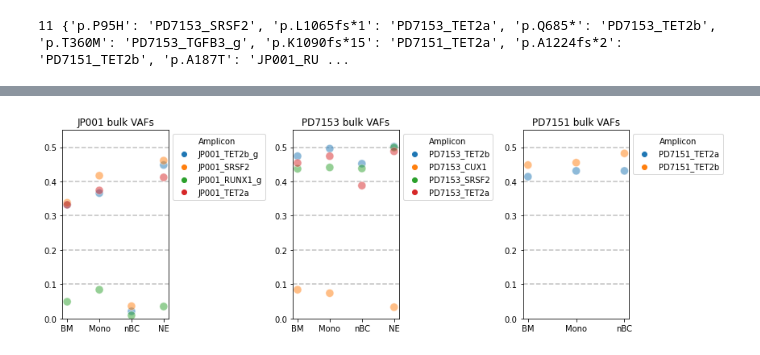
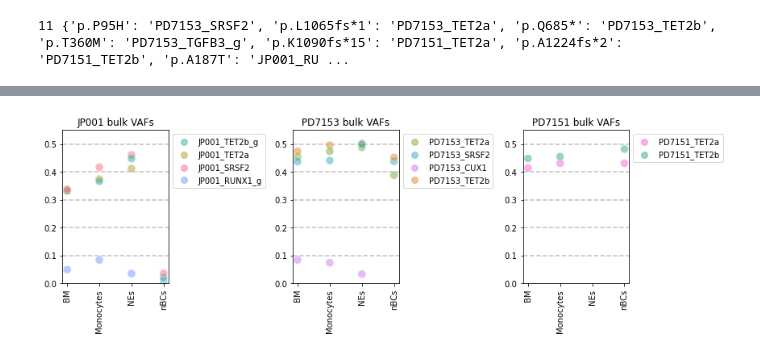
Before and after one commit to AnnatinaSchnegg/AS_amplicons, a Jupyter notebook: Code/VAFS_MSK_html_parsing.ipynb, the cells around one changed output, grey strips where cells are left out. Drawn from its saved outputs; the diff is of its cells as text; code cells hidden in the pictures.

```diff
--- a/Code/VAFS_MSK_html_parsing.ipynb
+++ b/Code/VAFS_MSK_html_parsing.ipynb
@@ -76,9 +76,9 @@ variant_annotations['patient_init'] = variant_annotations['pat'].replace(init_di
 variant_annotations['cel'] = variant_annotations['TARGET_NAME']
 ct_dict = {
     'T01': 'BM',
-    'T02': 'Mono',
-    'T03': 'nBC',
-    'T04': 'NE'
+    'T02': 'Monocytes',
+    'T03': 'nBCs',
+    'T04': 'NEs'
 }
 
 patients = variant_annotations['TARGET_NAME'].to_list()
@@ -251,0 +248,3 @@ str
+# %%
+variant_annotations_amps.sort_values(by=['Amplicon'], inplace = True)
+variant_annotations_amps.sort_values(by=['celltype'], inplace = True)
@@ -252,22 +303,49 @@ str
 # %%
+#How to add in blank for PD7151 NEs?
+
 fig, ax = plt.subplots(1, 3, figsize = (12,4))
 patients = ['JP001', 'PD7153', 'PD7151']
 
+all_amps = ['JP001_SRSF2',
+            'PD7153_TET2b',
+            'JP001_TET2a',
+            'PD7153_TET2a',
+            'PD7151_TET2b',
+            'JP001_TET2b_g',
+            'PD7153_SRSF2',
+            'JP001_RUNX1_g',
+            'PD7153_CUX1',
+            'PD7151_TET2a'
+           ]
+colors = sns.color_palette('husl', n_colors = len(all_amps))
+allVAFcols = dict(zip(all_amps, colors))
 
 for count, patient in enumerate(patients):
-    sns.scatterplot(x = 'celltype', y = ('Mean_VAF'), data = variant_annotations_amps.loc[(variant_annotations_amps['pt_test'] == variant_annotations_amps['patient_init']) & (variant_annotations_amps['patient_init'].isin([patient]))], s = 100, hue = 'Amplicon', alpha = 0.5, ax = ax[count])
-    ax[count].legend(loc = 'upper left', bbox_to_anchor = [1,1])
+    plot_data = variant_annotations_amps.loc[(variant_annotations_amps['pt_test'] == variant_annotations_amps['patient_init']) & (variant_annotations_amps['patient_init'].isin([patient]))]
+
+    if patient == 'PD7151':
+        plot_data = pd.concat([plot_data, blank])
+        plot_data.sort_values(by=['Amplicon'], inplace = True)
+        plot_data.sort_values(by=['celltype'], inplace = True)
+
+
+    sns.scatterplot(x = 'celltype', y = ('Mean_VAF'), data = plot_data, s = 100, hue = 'Amplicon', palette = allVAFcols, alpha = 0.5, ax = ax[count])
+    handles, labels = ax[count].get_legend_handles_labels()
+    lgd = ax[count].legend(loc = 'upper left', bbox_to_anchor = [1,1], markerscale = 1.3, handles=handles[1:], labels=labels[1:])
     ax[count].set_title(f'{patient} bulk VAFs')
     ax[count].set_ylim(0,0.55)
     ax[count].axhline(0.1, ls = '--', c = 'silver', zorder = 0)
     ax[count].axhline(0.2, ls = '--', c = 'silver', zorder = 0)
     ax[count].axhline(0.3, ls = '--', c = 'silver', zorder = 0)
     ax[count].axhline(0.4, ls = '--', c = 'silver', zorder = 0)
     ax[count].axhline(0.5, ls = '--', c = 'silver', zorder = 0)
     ax[count].set_ylabel('')
     ax[count].set_xlabel('')
+    ax[count].tick_params(axis='x', labelrotation = 90)
+    for lh in lgd.legendHandles:
+        lh.set_alpha(0.5)
 
 fig.tight_layout()
-fig.savefig('../Results/RN_EL_bulk_haps_amplicon.png',bbox_inches='tight', dpi = 300)
+fig.savefig('../Results/Bulk_VAFs.png',bbox_inches='tight', dpi = 300)
 # %% [output]
-[figure, old version]
+[figure, new version]
```
Also changed, not shown: parts of 8 cells of this notebook, 7 other files.
